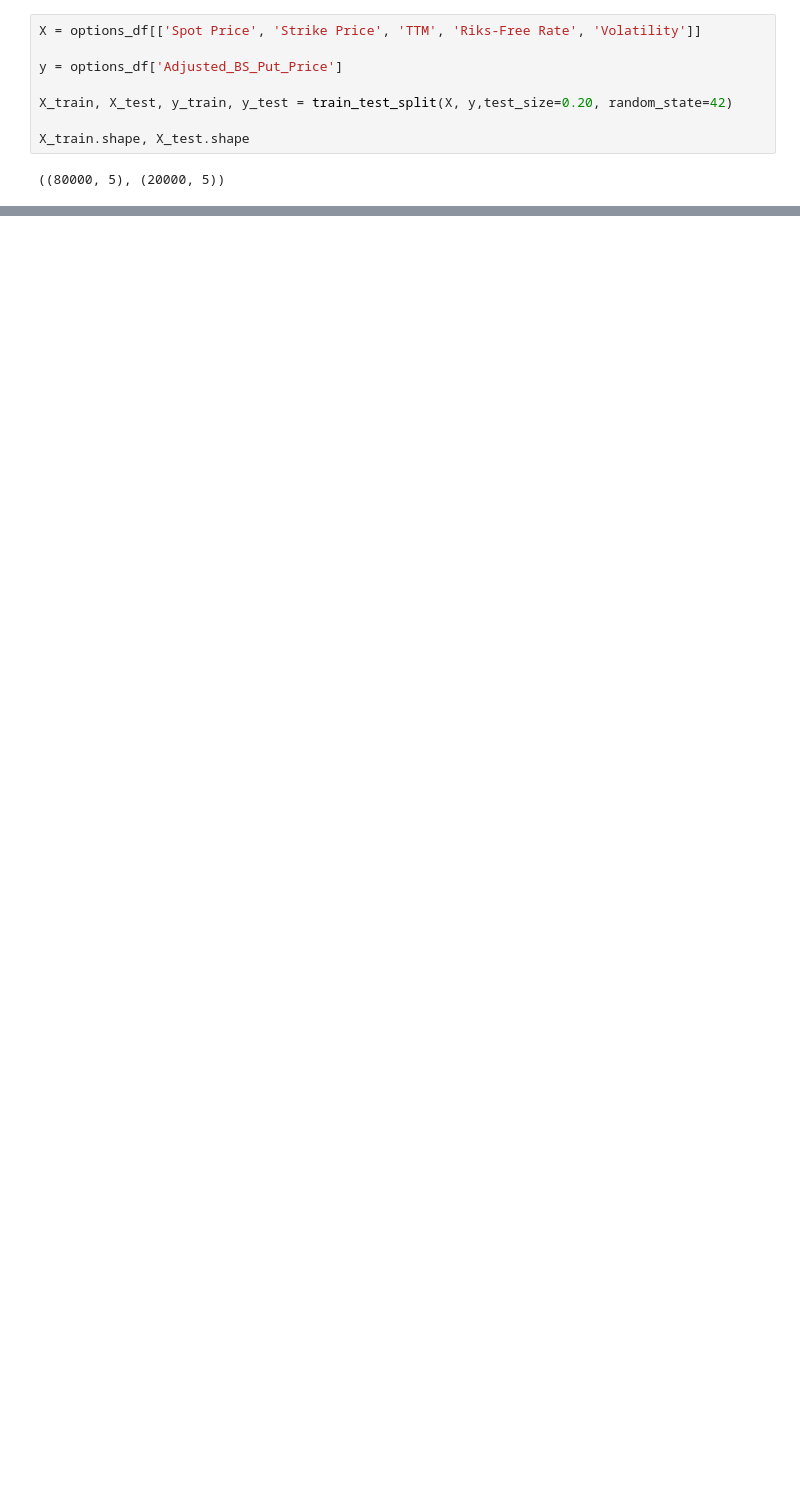
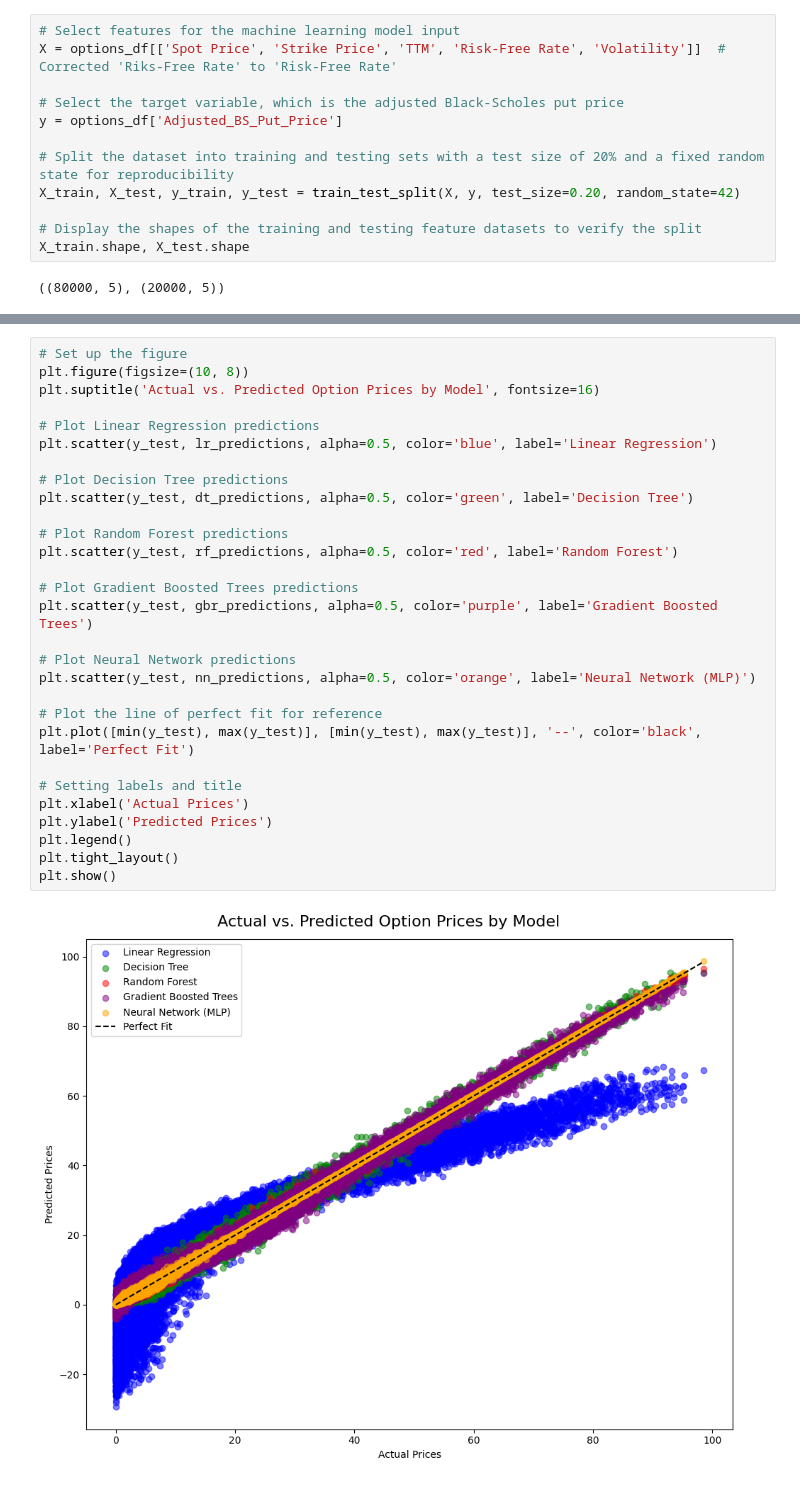
Before and after one commit to VCHULANI15/pricing-options-with-machine-learning, a Jupyter notebook: Pricing_Options_With_ML.ipynb, the cells around one changed output, grey strips where cells are left out. Drawn from its saved outputs; the diff is of its cells as text; blank space fills up the shorter version.

```diff
--- a/Pricing_Options_With_ML.ipynb
+++ b/Pricing_Options_With_ML.ipynb
@@ -97,12 +122,16 @@ options_df.head()
 | 3 | 109.865848 | 99.321266 | 1.031965 | 0.028940 | 0.525141 | 15.590019 | 0.537515 | ... |
 | 4 | 65.601864 | 86.509664 | 0.605392 | 0.045381 | 0.230878 | 19.065520 | 0.230878 | ... |
 # %%
-X = options_df[['Spot Price', 'Strike Price', 'TTM', 'Riks-Free Rate', 'Volatility']]
+# Select features for the machine learning model input
+X = options_df[['Spot Price', 'Strike Price', 'TTM', 'Risk-Free Rate', 'Volatility']]  # Corrected 'Riks-Free Rate' to 'Risk-Free Rate'
 
+# Select the target variable, which is the adjusted Black-Scholes put price
 y = options_df['Adjusted_BS_Put_Price']
 
-X_train, X_test, y_train, y_test = train_test_split(X, y,test_size=0.20, random_state=42)
+# Split the dataset into training and testing sets with a test size of 20% and a fixed random state for reproducibility
+X_train, X_test, y_train, y_test = train_test_split(X, y, test_size=0.20, random_state=42)
 
+# Display the shapes of the training and testing feature datasets to verify the split
 X_train.shape, X_test.shape
 # %% [output]
 ((80000, 5), (20000, 5))
@@ -147,0 +179,31 @@ results_df
+# %%
+# Set up the figure
+plt.figure(figsize=(10, 8))
+plt.suptitle('Actual vs. Predicted Option Prices by Model', fontsize=16)
+
+# Plot Linear Regression predictions
+plt.scatter(y_test, lr_predictions, alpha=0.5, color='blue', label='Linear Regression')
+
+# Plot Decision Tree predictions
+plt.scatter(y_test, dt_predictions, alpha=0.5, color='green', label='Decision Tree')
+
+# Plot Random Forest predictions
+plt.scatter(y_test, rf_predictions, alpha=0.5, color='red', label='Random Forest')
+
+# Plot Gradient Boosted Trees predictions
+plt.scatter(y_test, gbr_predictions, alpha=0.5, color='purple', label='Gradient Boosted Trees')
+
+# Plot Neural Network predictions
+plt.scatter(y_test, nn_predictions, alpha=0.5, color='orange', label='Neural Network (MLP)')
+
+# Plot the line of perfect fit for reference
+plt.plot([min(y_test), max(y_test)], [min(y_test), max(y_test)], '--', color='black', label='Perfect Fit')
+
+# Setting labels and title
+plt.xlabel('Actual Prices')
+plt.ylabel('Predicted Prices')
+plt.legend()
+plt.tight_layout()
+plt.show()
+# %% [output]
+[figure, added]
```
Also changed, not shown: parts of 6 cells of this notebook.
